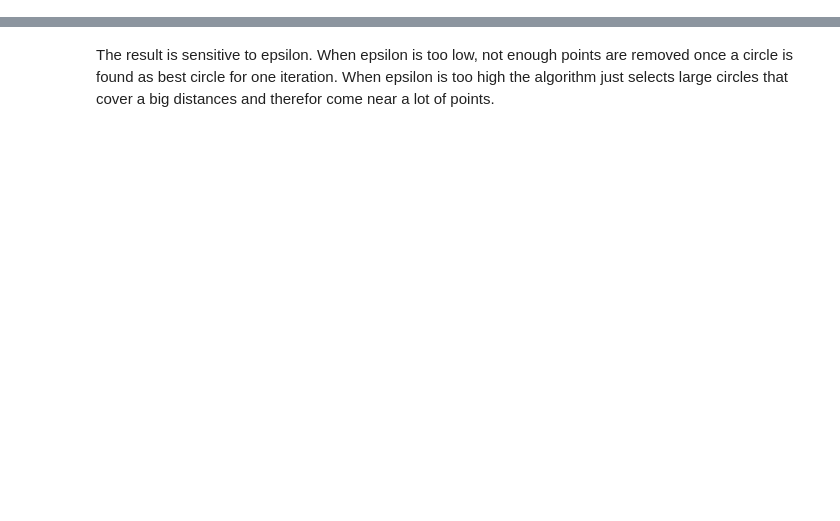
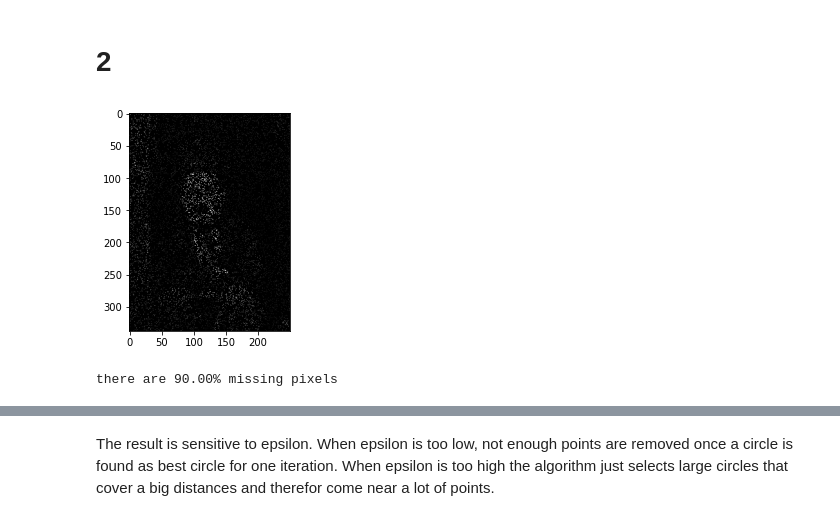
Before and after one commit to J-Gann/FML, a Jupyter notebook: ex07/fitting_circles.ipynb, the cells around one changed output, grey strips where cells are left out. Saved outputs shown, nothing was run; the diff lists cells and outputs as text; code cells hidden in the pictures; blank space fills up the shorter version.

```diff
--- a/ex07/fitting_circles.ipynb
+++ b/ex07/fitting_circles.ipynb
@@ -5,0 +9,19 @@ from matplotlib.pyplot import figure
+# %% [markdown]
+# 2
+# %%
+img = Image.open('./cc_90.png')
+img = np.array(img.getdata())
+
+# taken from image properties
+IMG_WIDTH = 338
+IMG_HEIGHT = 250
+# %%
+plt.imshow(img.reshape((IMG_WIDTH, IMG_HEIGHT)),cmap='gray', vmin=0, vmax=255)
+plt.show()
+# %% [output]
+[figure, added]
+# %%
+zero_pixel_count = np.sum(img == 0) / img.shape[0]
+print(f"there are {100 * zero_pixel_count:.2f}% missing pixels")
+# %% [output]
+there are 90.00% missing pixels
```
Also changed, not shown: parts of 19 cells of this notebook.
